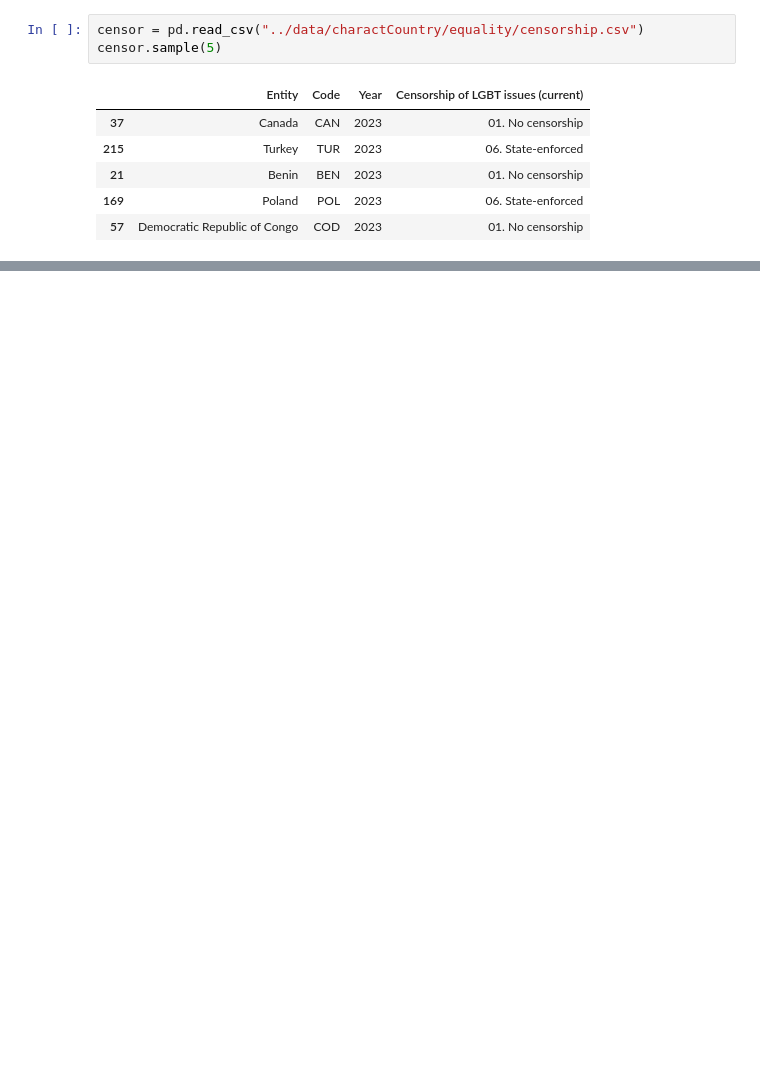
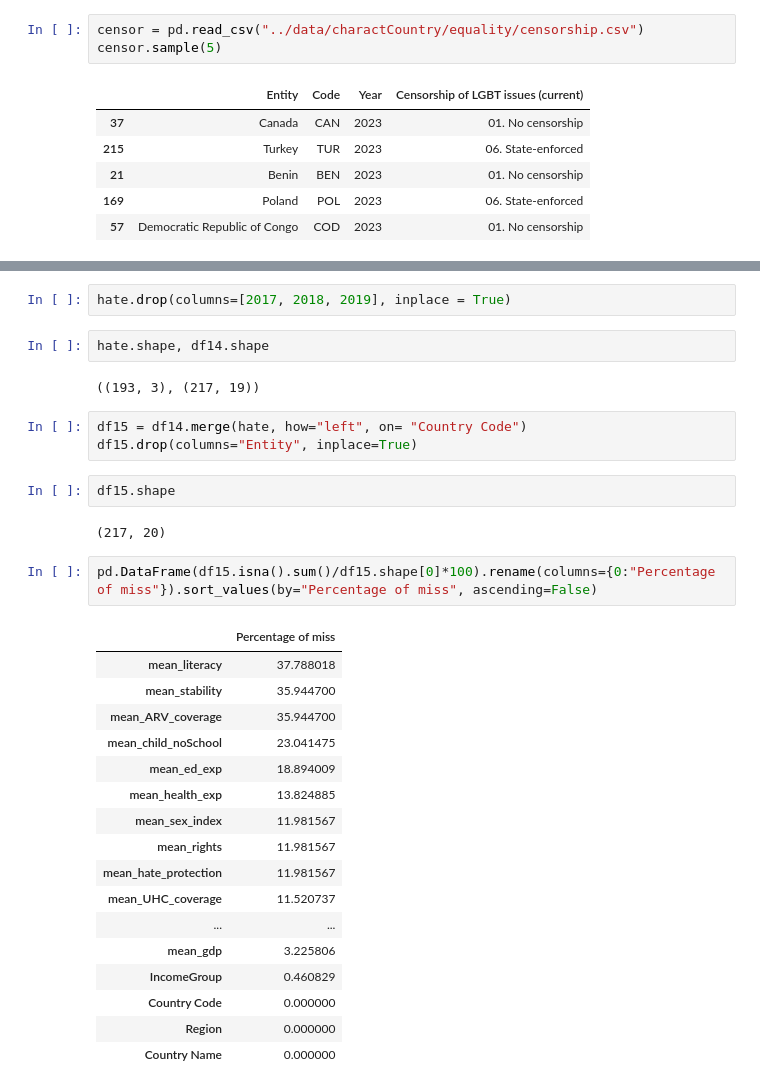
Before and after one commit to MartaGDC/Queering-the-map, a Jupyter notebook: notebooks/3. Country characteristics.ipynb, the cells around one changed output, grey strips where cells are left out. Drawn from its saved outputs; the diff is of its cells as text; blank space fills up the shorter version.

```diff
--- a/notebooks/3. Country characteristics.ipynb
+++ b/notebooks/3. Country characteristics.ipynb
@@ -1323,0 +1316,33 @@ df15.to_csv("../data/charactCountry/country_features.csv")
+# %%
+hate.drop(columns=[2017, 2018, 2019], inplace = True)
+# %%
+hate.shape, df14.shape
+# %% [output]
+((193, 3), (217, 19))
+# %%
+df15 = df14.merge(hate, how="left", on= "Country Code")
+df15.drop(columns="Entity", inplace=True)
+# %%
+df15.shape
+# %% [output]
+(217, 20)
+# %%
+pd.DataFrame(df15.isna().sum()/df15.shape[0]*100).rename(columns={0:"Percentage of miss"}).sort_values(by="Percentage of miss", ascending=False)
+# %% [output]
+|  | Percentage of miss |
+| mean_literacy | 37.788018 |
+| mean_stability | 35.944700 |
+| mean_ARV_coverage | 35.944700 |
+| mean_child_noSchool | 23.041475 |
+| mean_ed_exp | 18.894009 |
+| mean_health_exp | 13.824885 |
+| mean_sex_index | 11.981567 |
+| mean_rights | 11.981567 |
+| mean_hate_protection | 11.981567 |
+| mean_UHC_coverage | 11.520737 |
+| ... | ... |
+| mean_gdp | 3.225806 |
+| IncomeGroup | 0.460829 |
+| Country Code | 0.000000 |
+| Region | 0.000000 |
+| Country Name | 0.000000 |
```
Also changed, not shown: parts of 88 cells of this notebook, 9 other files.
